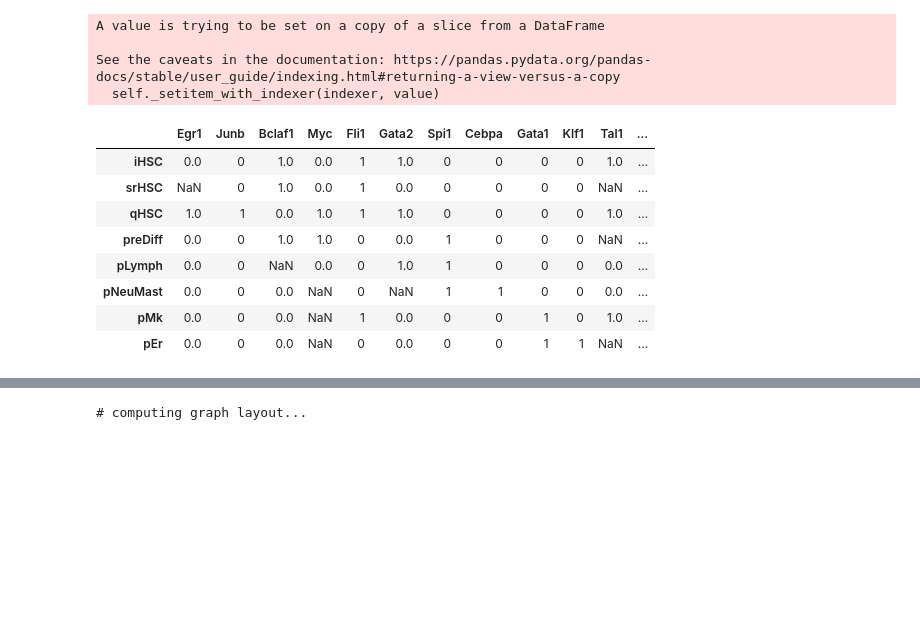
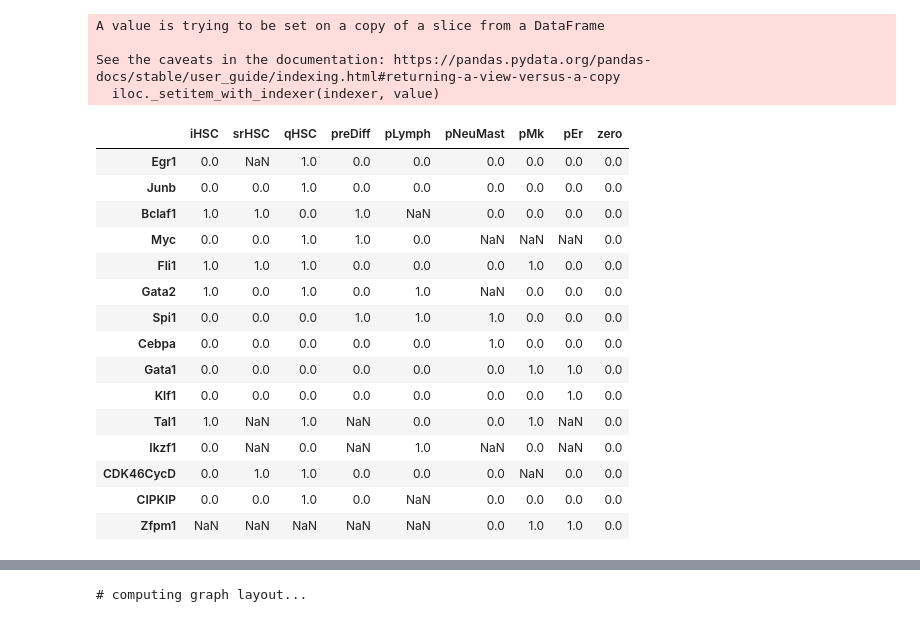
Before and after one commit to leonardHerault/scRNA_infer, a Jupyter notebook: output/Inference/bonesis/solution_space_first_exploration.ipynb, the cells around one changed output, grey strips where cells are left out. Cells and saved outputs as stored; diff of their text form; code cells hidden in the pictures; blank space fills up the shorter version.

```diff
--- a/output/Inference/bonesis/solution_space_first_exploration.ipynb
+++ b/output/Inference/bonesis/solution_space_first_exploration.ipynb
@@ -100,44 +107,51 @@ for o in data.keys():
 data= clean_data
 
 ## Add zero obs
 data["zero"] ={'Egr1': 0.0,
  'Junb': 0,
  'Tal1': 0.0,
  'Bclaf1': 0.0,
  'Myc': 0.0,
  'Fli1': 0.0,
  'Gata2': 0.0,
  'Ikzf1': 0,
  'Spi1': 0,
  'Cebpa': 0,
  'Gata1': 0.0,
  'Klf1': 0,
  'Zfpm1': 0.0,
  'CIPKIP': 0,
  'CDK46CycD': 0.0}
 
 pd.DataFrame(data)
 pd.DataFrame(data)
 
 #data["G0MkHSC"] = {"Klf1":0,'Junb': 1,'Tal1':1,'CIPKIP': 1,"Ikzf1":0,"Cebpa":0,"Spi1":0,"CDK46CycD":0}
 #data["prolifNeuMast"] = {'Egr1': 0,'Junb': 0,'Tal1': 0,'Fli1': 0,'Spi1': 1,'Cebpa': 1,'Klf1': 0,'Zfpm1': 0.0,'CIPKIP': 0,"CDK46CycD":1}
 #add_obs_mutant_nonReach({'Gata1': 0},["pEr","pMk"],data)
 #add_obs_mutant_nonReach({'Fli1': 0},["pMk"],data)
-dataTable
+#dataTable
 # %% [output]
 A value is trying to be set on a copy of a slice from a DataFrame
 
 See the caveats in the documentation: https://pandas.pydata.org/pandas-docs/stable/user_guide/indexing.html#returning-a-view-versus-a-copy
-  self._setitem_with_indexer(indexer, value)
+  iloc._setitem_with_indexer(indexer, value)
-|  | Egr1 | Junb | Bclaf1 | Myc | Fli1 | Gata2 | Spi1 | Cebpa | Gata1 | Klf1 | Tal1 | ... |
-| iHSC | 0.0 | 0 | 1.0 | 0.0 | 1 | 1.0 | 0 | 0 | 0 | 0 | 1.0 | ... |
-| srHSC | NaN | 0 | 1.0 | 0.0 | 1 | 0.0 | 0 | 0 | 0 | 0 | NaN | ... |
-| qHSC | 1.0 | 1 | 0.0 | 1.0 | 1 | 1.0 | 0 | 0 | 0 | 0 | 1.0 | ... |
-| preDiff | 0.0 | 0 | 1.0 | 1.0 | 0 | 0.0 | 1 | 0 | 0 | 0 | NaN | ... |
-| pLymph | 0.0 | 0 | NaN | 0.0 | 0 | 1.0 | 1 | 0 | 0 | 0 | 0.0 | ... |
-| pNeuMast | 0.0 | 0 | 0.0 | NaN | 0 | NaN | 1 | 1 | 0 | 0 | 0.0 | ... |
-| pMk | 0.0 | 0 | 0.0 | NaN | 1 | 0.0 | 0 | 0 | 1 | 0 | 1.0 | ... |
-| pEr | 0.0 | 0 | 0.0 | NaN | 0 | 0.0 | 0 | 0 | 1 | 1 | NaN | ... |
+|  | iHSC | srHSC | qHSC | preDiff | pLymph | pNeuMast | pMk | pEr | zero |
+| Egr1 | 0.0 | NaN | 1.0 | 0.0 | 0.0 | 0.0 | 0.0 | 0.0 | 0.0 |
+| Junb | 0.0 | 0.0 | 1.0 | 0.0 | 0.0 | 0.0 | 0.0 | 0.0 | 0.0 |
+| Bclaf1 | 1.0 | 1.0 | 0.0 | 1.0 | NaN | 0.0 | 0.0 | 0.0 | 0.0 |
+| Myc | 0.0 | 0.0 | 1.0 | 1.0 | 0.0 | NaN | NaN | NaN | 0.0 |
+| Fli1 | 1.0 | 1.0 | 1.0 | 0.0 | 0.0 | 0.0 | 1.0 | 0.0 | 0.0 |
+| Gata2 | 1.0 | 0.0 | 1.0 | 0.0 | 1.0 | NaN | 0.0 | 0.0 | 0.0 |
+| Spi1 | 0.0 | 0.0 | 0.0 | 1.0 | 1.0 | 1.0 | 0.0 | 0.0 | 0.0 |
+| Cebpa | 0.0 | 0.0 | 0.0 | 0.0 | 0.0 | 1.0 | 0.0 | 0.0 | 0.0 |
+| Gata1 | 0.0 | 0.0 | 0.0 | 0.0 | 0.0 | 0.0 | 1.0 | 1.0 | 0.0 |
+| Klf1 | 0.0 | 0.0 | 0.0 | 0.0 | 0.0 | 0.0 | 0.0 | 1.0 | 0.0 |
+| Tal1 | 1.0 | NaN | 1.0 | NaN | 0.0 | 0.0 | 1.0 | NaN | 0.0 |
+| Ikzf1 | 0.0 | NaN | 0.0 | NaN | 1.0 | NaN | 0.0 | NaN | 0.0 |
+| CDK46CycD | 0.0 | 1.0 | 1.0 | 0.0 | 0.0 | 0.0 | NaN | 0.0 | 0.0 |
+| CIPKIP | 0.0 | 0.0 | 1.0 | 0.0 | NaN | 0.0 | 0.0 | 0.0 | 0.0 |
+| Zfpm1 | NaN | NaN | NaN | NaN | NaN | 0.0 | 1.0 | 1.0 | 0.0 |
 # %%
 
 
```
Also changed, not shown: parts of 41 cells of this notebook, 2 other files.
